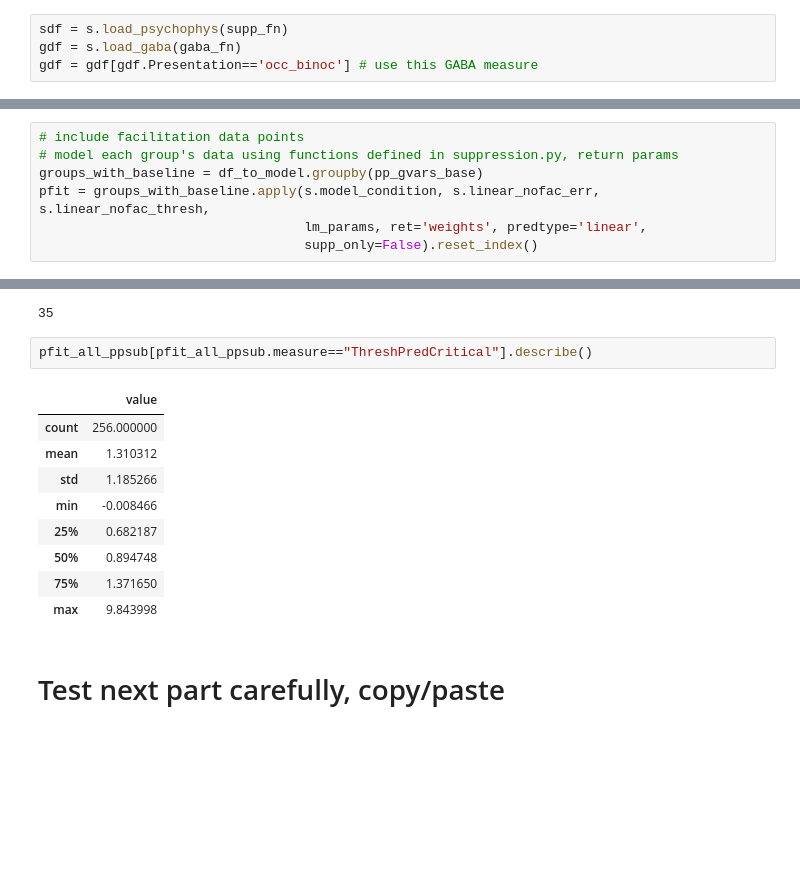
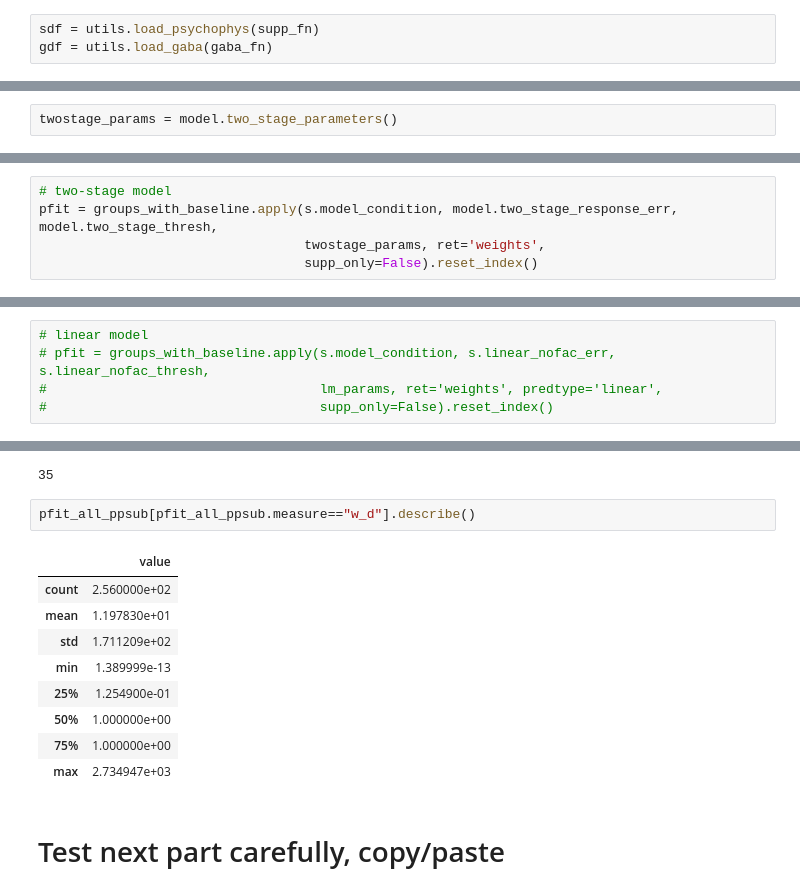
Before and after one commit to smerdis/mrs_amblyopia, a Jupyter notebook: Modeling and Plotting to send to collaborators, 2017-10.ipynb, the cells around one changed output, grey strips where cells are left out. Drawn from its saved outputs; the diff is of its cells as text; blank space fills up the shorter version.

```diff
--- a/Modeling and Plotting to send to collaborators, 2017-10.ipynb
+++ b/Modeling and Plotting to send to collaborators, 2017-10.ipynb
@@ -18,9 +21,8 @@ import suppression as s
 gaba_fn = 'gaba_data.txt'
 supp_fn = 'supp_data_individual_20170427.txt'
 # %%
-sdf = s.load_psychophys(supp_fn)
-gdf = s.load_gaba(gaba_fn)
-gdf = gdf[gdf.Presentation=='occ_binoc'] # use this GABA measure
+sdf = utils.load_psychophys(supp_fn)
+gdf = utils.load_gaba(gaba_fn)
 # %% [markdown]
 ## Analyze tasks separately (before subsetting to include common subjects)##
 # %%
@@ -247,2 +246,4 @@ odict_keys(['y_int', 'slope'])
+# %%
+twostage_params = model.two_stage_parameters()
 # %% [markdown]
 ### Model all data points, incl. facilitation ###
@@ -319,0 +320,5 @@ pp_gvars_base
+# %%
+# two-stage model
+pfit = groups_with_baseline.apply(s.model_condition, model.two_stage_response_err, model.two_stage_thresh,
+                                  twostage_params, ret='weights',
+                                  supp_only=False).reset_index()
@@ -320,7 +343,5 @@ pp_gvars_base
 # %%
-# include facilitation data points
-# model each group's data using functions defined in suppression.py, return params
-groups_with_baseline = df_to_model.groupby(pp_gvars_base)
-pfit = groups_with_baseline.apply(s.model_condition, s.linear_nofac_err, s.linear_nofac_thresh,
-                                  lm_params, ret='weights', predtype='linear',
-                                  supp_only=False).reset_index()
+# linear model
+# pfit = groups_with_baseline.apply(s.model_condition, s.linear_nofac_err, s.linear_nofac_thresh,
+#                                   lm_params, ret='weights', predtype='linear',
+#                                   supp_only=False).reset_index()
@@ -367,17 +370,17 @@ len(np.unique(pfit_all_ppsub.Subject))
 # %% [output]
 35
 # %%
-pfit_all_ppsub[pfit_all_ppsub.measure=="ThreshPredCritical"].describe()
+pfit_all_ppsub[pfit_all_ppsub.measure=="w_d"].describe()
 # %% [output]
 |  | value |
-| count | 256.000000 |
-| mean | 1.310312 |
-| std | 1.185266 |
-| min | -0.008466 |
-| 25% | 0.682187 |
-| 50% | 0.894748 |
-| 75% | 1.371650 |
-| max | 9.843998 |
+| count | 2.560000e+02 |
+| mean | 1.197830e+01 |
+| std | 1.711209e+02 |
+| min | 1.389999e-13 |
+| 25% | 1.254900e-01 |
+| 50% | 1.000000e+00 |
+| 75% | 1.000000e+00 |
+| max | 2.734947e+03 |
 # %% [markdown]
 # Test next part carefully, copy/paste
 # %% [markdown]
```
Also changed, not shown: parts of 23 cells of this notebook.
